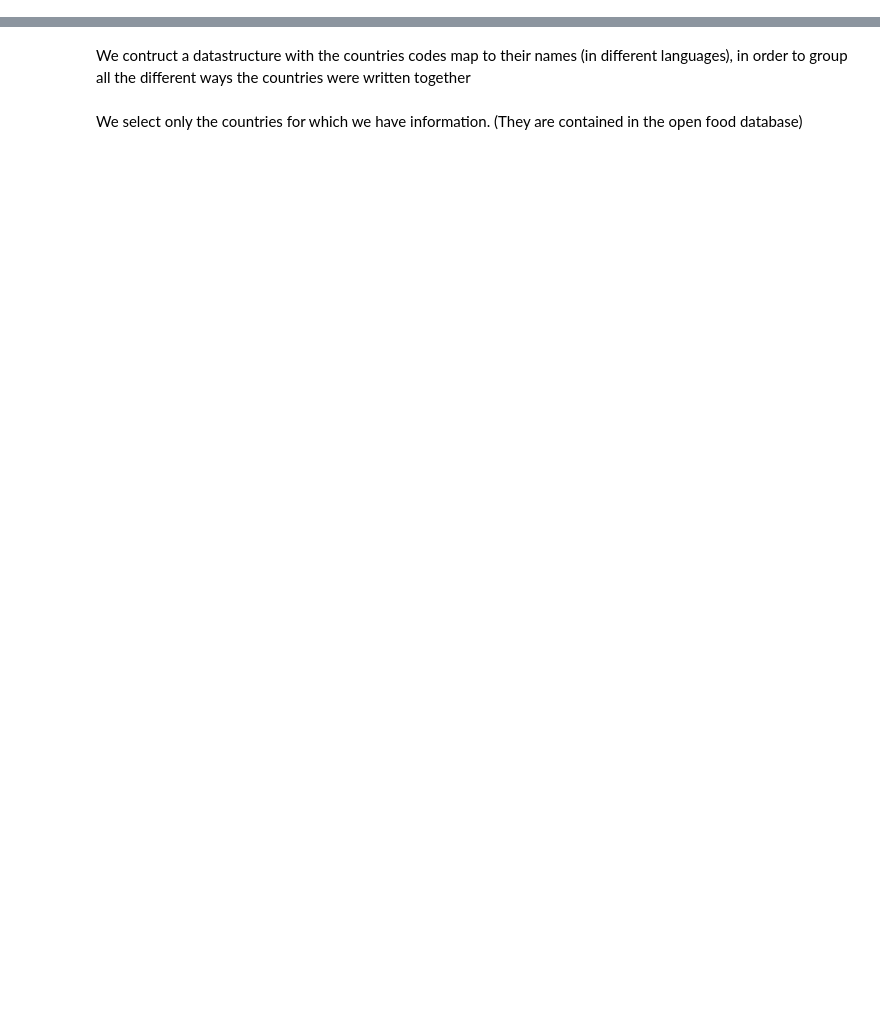
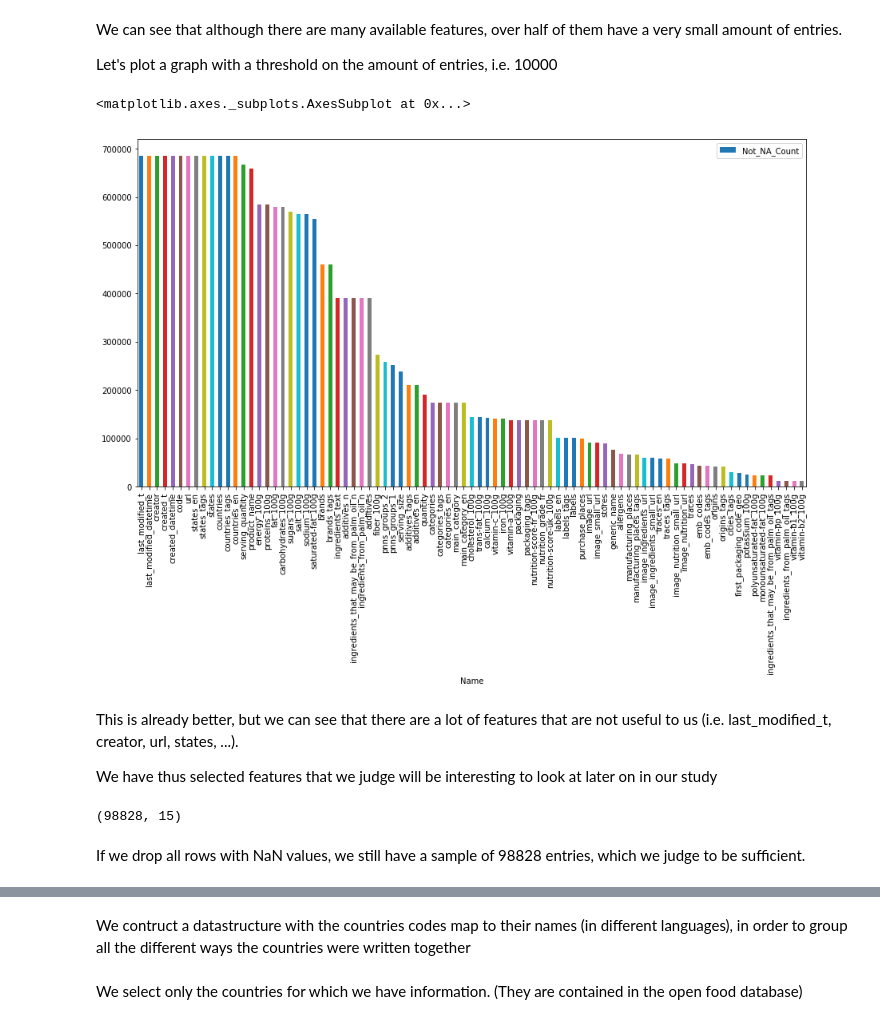
Before and after one commit to baraschi/AppliedDataAnalysis_Project, a Jupyter notebook: FoodProject.ipynb, the cells around one changed output, grey strips where cells are left out. Saved outputs shown, nothing was run; the diff lists cells and outputs as text; code cells hidden in the pictures; blank space fills up the shorter version.

```diff
--- a/FoodProject.ipynb
+++ b/FoodProject.ipynb
@@ -94,0 +68,14 @@ usefull_datas.head()
+# %% [markdown]
+We can see that although there are many available features, over half of them have a very small amount of entries.
+
+Let's plot a graph with a threshold on the amount of entries, i.e. 10000
+# %%
+threshold = 10000
+df[df['Not_NA_Count'] > threshold].plot(kind='bar',x='Name', y='Not_NA_Count', figsize=(15,8))
+# %% [output]
+<matplotlib.axes._subplots.AxesSubplot at 0x...>
+[figure, added]
+# %% [markdown]
+This is already better, but we can see that there are a lot of features that are not useful to us (i.e. last_modified_t, creator, url, states, ...).
+
+We have thus selected features that we judge will be interesting to look at later on in our study
@@ -94,0 +86,6 @@ usefull_datas.head()
+# %%
+data[features].dropna().shape
+# %% [output]
+(98828, 15)
+# %% [markdown]
+If we drop all rows with NaN values, we still have a sample of 98828 entries, which we judge to be sufficient.
```
Also changed, not shown: parts of 133 cells of this notebook.
